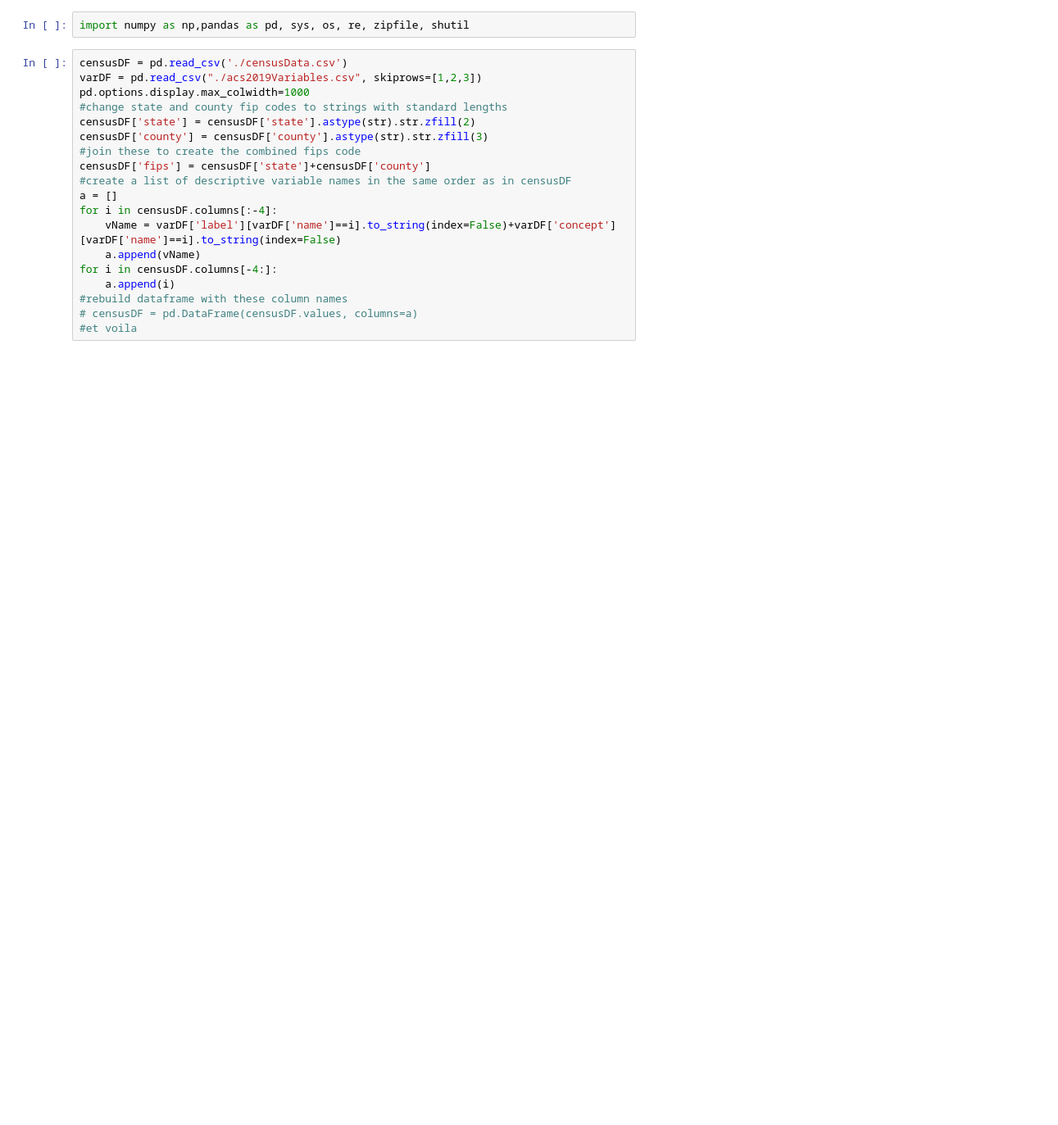
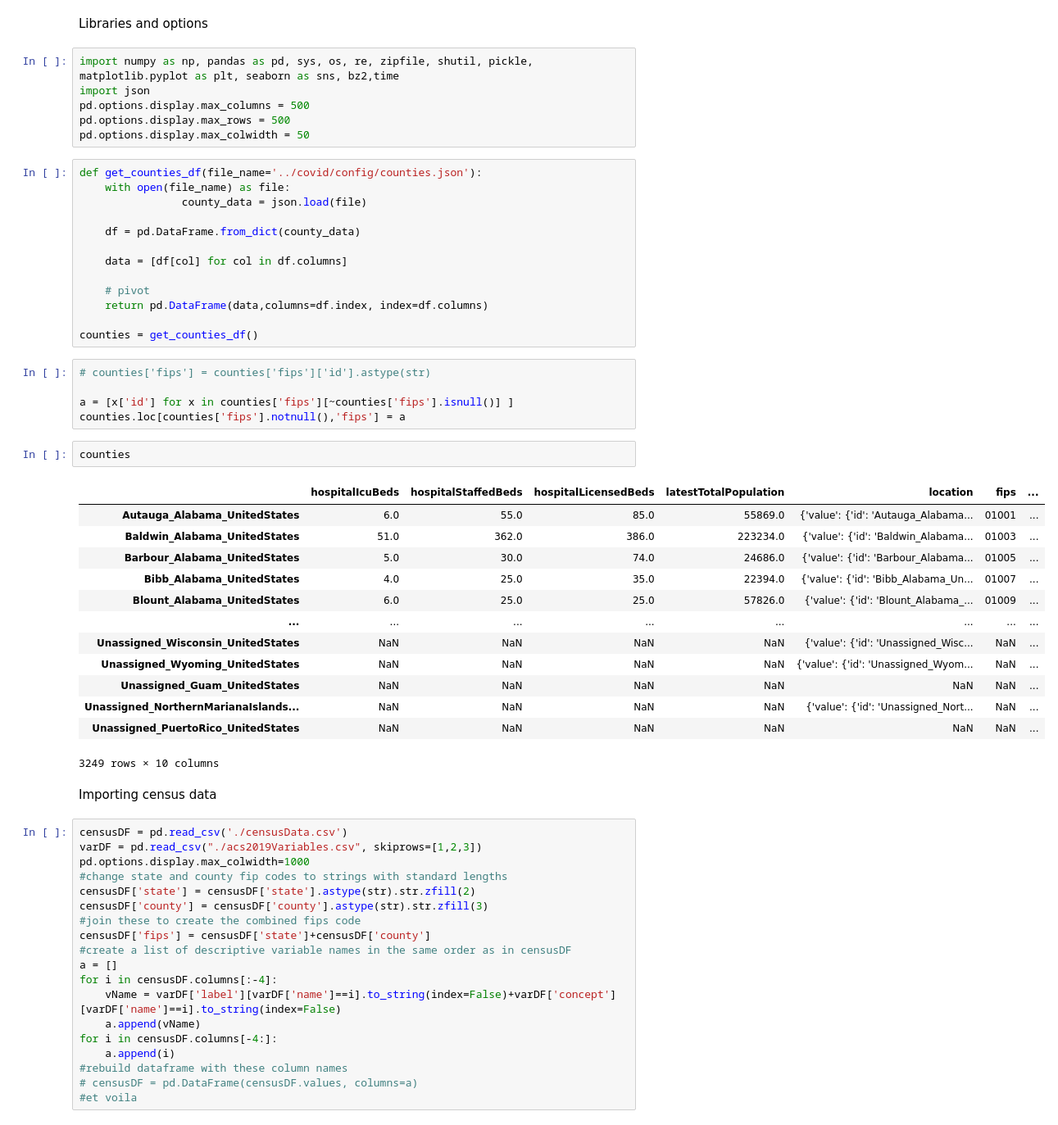
Before and after one commit to richstrouss/capstone, a Jupyter notebook: data/censusData/rjsJackingAround.ipynb, the cells around one changed output. Shown: that part at 82% size. Cells and saved outputs as stored; diff of their text form; blank space fills up the shorter version.

```diff
--- a/data/censusData/rjsJackingAround.ipynb
+++ b/data/censusData/rjsJackingAround.ipynb
@@ -1,5 +1,47 @@
+# %% [markdown]
+Libraries and options
 # %%
-import numpy as np,pandas as pd, sys, os, re, zipfile, shutil
+import numpy as np, pandas as pd, sys, os, re, zipfile, shutil, pickle, matplotlib.pyplot as plt, seaborn as sns, bz2,time
+import json
+pd.options.display.max_columns = 500
+pd.options.display.max_rows = 500
+pd.options.display.max_colwidth = 50
+# %%
+def get_counties_df(file_name='../covid/config/counties.json'):
+    with open(file_name) as file:
+                county_data = json.load(file)
+
+    df = pd.DataFrame.from_dict(county_data)
+
+    data = [df[col] for col in df.columns]
+
+    # pivot
+    return pd.DataFrame(data,columns=df.index, index=df.columns)
+
+counties = get_counties_df()
+# %%
+# counties['fips'] = counties['fips']['id'].astype(str)
+
+a = [x['id'] for x in counties['fips'][~counties['fips'].isnull()] ]
+counties.loc[counties['fips'].notnull(),'fips'] = a
+# %%
+counties
+# %% [output]
+|  | hospitalIcuBeds | hospitalStaffedBeds | hospitalLicensedBeds | latestTotalPopulation | location | fips | ... |
+| Autauga_Alabama_UnitedStates | 6.0 | 55.0 | 85.0 | 55869.0 | {'value': {'id': 'Autauga_Alabama... | 01001 | ... |
+| Baldwin_Alabama_UnitedStates | 51.0 | 362.0 | 386.0 | 223234.0 | {'value': {'id': 'Baldwin_Alabama... | 01003 | ... |
+| Barbour_Alabama_UnitedStates | 5.0 | 30.0 | 74.0 | 24686.0 | {'value': {'id': 'Barbour_Alabama... | 01005 | ... |
+| Bibb_Alabama_UnitedStates | 4.0 | 25.0 | 35.0 | 22394.0 | {'value': {'id': 'Bibb_Alabama_Un... | 01007 | ... |
+| Blount_Alabama_UnitedStates | 6.0 | 25.0 | 25.0 | 57826.0 | {'value': {'id': 'Blount_Alabama_... | 01009 | ... |
+| ... | ... | ... | ... | ... | ... | ... | ... |
+| Unassigned_Wisconsin_UnitedStates | NaN | NaN | NaN | NaN | {'value': {'id': 'Unassigned_Wisc... | NaN | ... |
+| Unassigned_Wyoming_UnitedStates | NaN | NaN | NaN | NaN | {'value': {'id': 'Unassigned_Wyom... | NaN | ... |
+| Unassigned_Guam_UnitedStates | NaN | NaN | NaN | NaN | NaN | NaN | ... |
+| Unassigned_NorthernMarianaIslands... | NaN | NaN | NaN | NaN | {'value': {'id': 'Unassigned_Nort... | NaN | ... |
+| Unassigned_PuertoRico_UnitedStates | NaN | NaN | NaN | NaN | NaN | NaN | ... |
+3249 rows × 10 columns
+# %% [markdown]
+Importing census data
 # %%
 censusDF = pd.read_csv('./censusData.csv')
 varDF = pd.read_csv("./acs2019Variables.csv", skiprows=[1,2,3])
```
Also changed, not shown: parts of 64 cells of this notebook.
